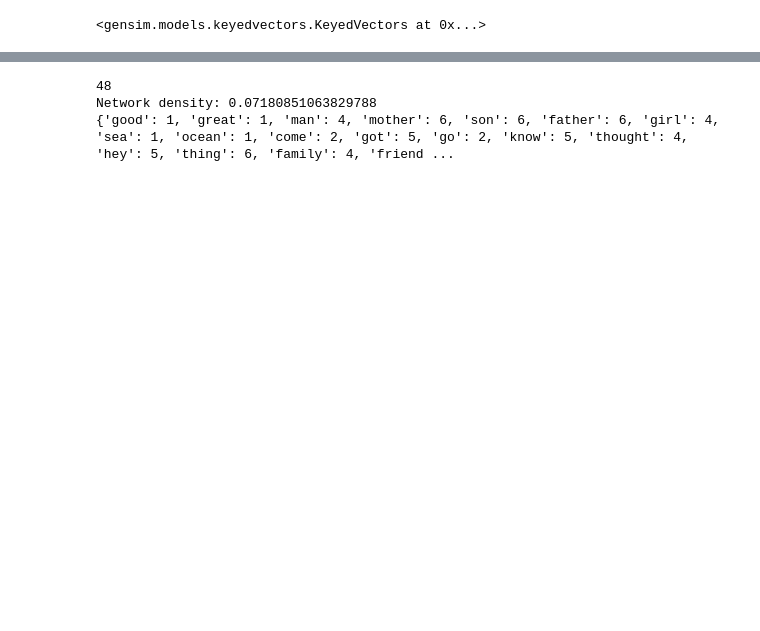
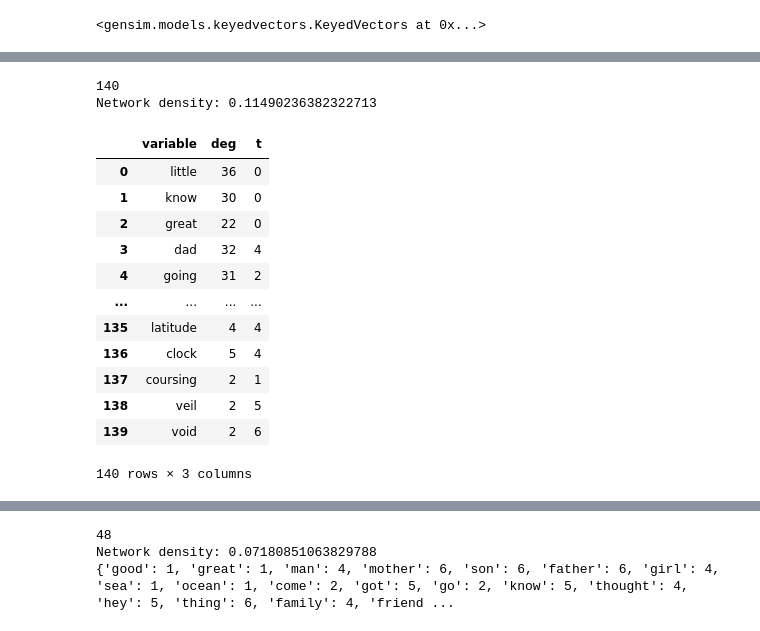
Before and after one commit to jonathanlu02/lexical-classes-lstm, a Jupyter notebook: Networks.ipynb, the cells around one changed output, grey strips where cells are left out. Cells and saved outputs as stored; diff of their text form; code cells hidden in the pictures; blank space fills up the shorter version.

```diff
--- a/Networks.ipynb
+++ b/Networks.ipynb
@@ -245,0 +413,28 @@ tokens = text.split()
+# %%
+def get_degrees(tok):
+    G = nx.Graph()
+
+    for (w1, w2) in [(w1, w2) for w1 in tok for w2 in tok]:
+        try:
+            if w1 != w2 and cosine_similarity(wv[w1], wv[w2]) >= 0.2:
+                G.add_edge(w1, w2)
+        except KeyError:
+            continue
+
+    for node in G.nodes:
+        G.nodes[node]['group'] = nltk.pos_tag([node])[0][1]
+
+    ## Network attributes
+    # Get number of nodes
+    print(G.number_of_nodes())
+    # Get density
+    density = nx.density(G)
+    print("Network density:", density)
+    # Get degree
+    degree_dict = dict(G.degree(G.nodes()))
+    nx.set_node_attributes(G, degree_dict, 'degree')
+    return degree_dict
+    # Sort by degree
+    # sorted(degree_dict.items(), key=itemgetter(1), reverse=True)
+
+get_degrees(text_tokens)
@@ -245,0 +472,20 @@ tokens = text.split()
+# %%
+degree_df = pd.DataFrame(get_degrees(text_tokens), index=[0]).melt(value_name='deg')
+degree_df['t'] = degree_df['variable'].apply(get_acquisition_time)
+degree_df
+# %% [output]
+140
+Network density: 0.11490236382322713
+|  | variable | deg | t |
+| 0 | little | 36 | 0 |
+| 1 | know | 30 | 0 |
+| 2 | great | 22 | 0 |
+| 3 | dad | 32 | 4 |
+| 4 | going | 31 | 2 |
+| ... | ... | ... | ... |
+| 135 | latitude | 4 | 4 |
+| 136 | clock | 5 | 4 |
+| 137 | coursing | 2 | 1 |
+| 138 | veil | 2 | 5 |
+| 139 | void | 2 | 6 |
+140 rows × 3 columns
```
Also changed, not shown: parts of 38 cells of this notebook, 3 other files.
